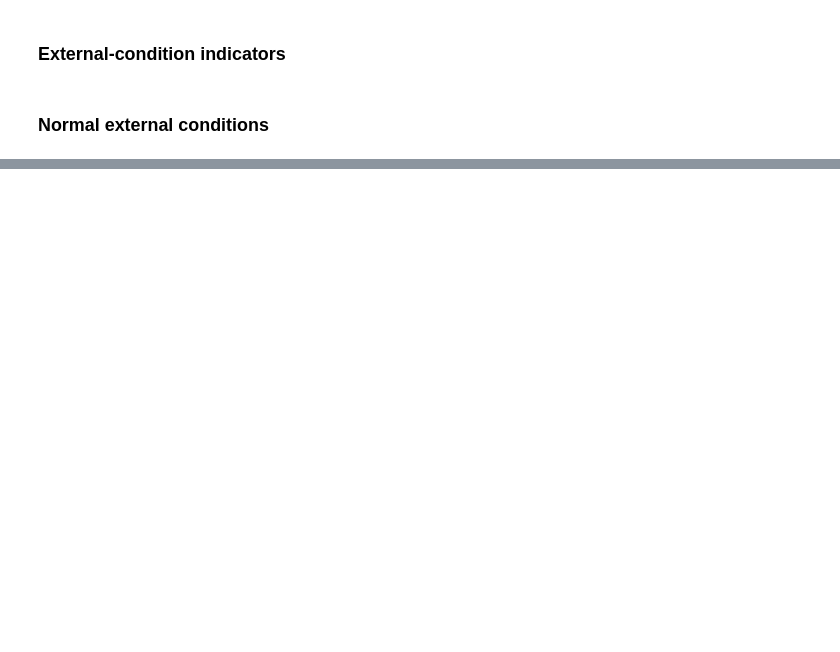
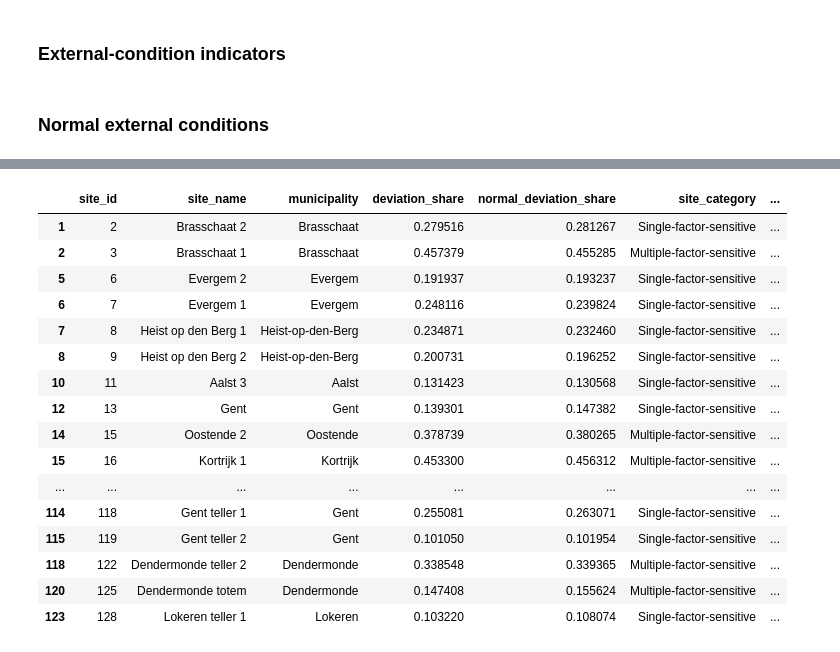
Before and after one commit to annasolodka/mda-cycling-traffic-analysis, a Jupyter notebook: notebooks/05_detect_deviations.ipynb, the cells around one changed output, grey strips where cells are left out. Drawn from its saved outputs; the diff is of its cells as text; code cells hidden in the pictures; blank space fills up the shorter version.

```diff
--- a/notebooks/05_detect_deviations.ipynb
+++ b/notebooks/05_detect_deviations.ipynb
@@ -2445,0 +2441,12 @@ plot_site_category_map(
+# %%
+site_map["sensitivity_map_group"] = site_map["site_category"]
+
+site_map.loc[
+    site_map["site_category"] == "Single-factor-sensitive",
+    "sensitivity_map_group"
+] = site_map["main_sensitivity_factor"]
+
+site_map.loc[
+    site_map["site_category"] == "Multiple-factor-sensitive",
+    "sensitivity_map_group"
+] = "Multiple factors"
@@ -2445,0 +2543,42 @@ plot_site_category_map(
+# %%
+sensitive_sites_summary = (
+    site_map[
+        site_map["site_category"].isin([
+            "Single-factor-sensitive",
+            "Multiple-factor-sensitive",
+        ])
+    ][
+        [
+            "site_id",
+            "site_name",
+            "municipality",
+            "deviation_share",
+            "normal_deviation_share",
+            "site_category",
+            "main_sensitivity_factor",
+            "sensitive_factors",
+            "direction_profile",
+        ]
+    ]
+    .sort_values("site_id")
+)
+
+sensitive_sites_summary
+# %% [output]
+|  | site_id | site_name | municipality | deviation_share | normal_deviation_share | site_category | ... |
+| 1 | 2 | Brasschaat 2 | Brasschaat | 0.279516 | 0.281267 | Single-factor-sensitive | ... |
+| 2 | 3 | Brasschaat 1 | Brasschaat | 0.457379 | 0.455285 | Multiple-factor-sensitive | ... |
+| 5 | 6 | Evergem 2 | Evergem | 0.191937 | 0.193237 | Single-factor-sensitive | ... |
+| 6 | 7 | Evergem 1 | Evergem | 0.248116 | 0.239824 | Single-factor-sensitive | ... |
+| 7 | 8 | Heist op den Berg 1 | Heist-op-den-Berg | 0.234871 | 0.232460 | Single-factor-sensitive | ... |
+| 8 | 9 | Heist op den Berg 2 | Heist-op-den-Berg | 0.200731 | 0.196252 | Single-factor-sensitive | ... |
+| 10 | 11 | Aalst 3 | Aalst | 0.131423 | 0.130568 | Single-factor-sensitive | ... |
+| 12 | 13 | Gent | Gent | 0.139301 | 0.147382 | Single-factor-sensitive | ... |
+| 14 | 15 | Oostende 2 | Oostende | 0.378739 | 0.380265 | Multiple-factor-sensitive | ... |
+| 15 | 16 | Kortrijk 1 | Kortrijk | 0.453300 | 0.456312 | Multiple-factor-sensitive | ... |
+| ... | ... | ... | ... | ... | ... | ... | ... |
+| 114 | 118 | Gent teller 1 | Gent | 0.255081 | 0.263071 | Single-factor-sensitive | ... |
+| 115 | 119 | Gent teller 2 | Gent | 0.101050 | 0.101954 | Single-factor-sensitive | ... |
+| 118 | 122 | Dendermonde teller 2 | Dendermonde | 0.338548 | 0.339365 | Multiple-factor-sensitive | ... |
+| 120 | 125 | Dendermonde totem | Dendermonde | 0.147408 | 0.155624 | Multiple-factor-sensitive | ... |
+| 123 | 128 | Lokeren teller 1 | Lokeren | 0.103220 | 0.108074 | Single-factor-sensitive | ... |
```
Also changed, not shown: parts of 62 cells of this notebook.
